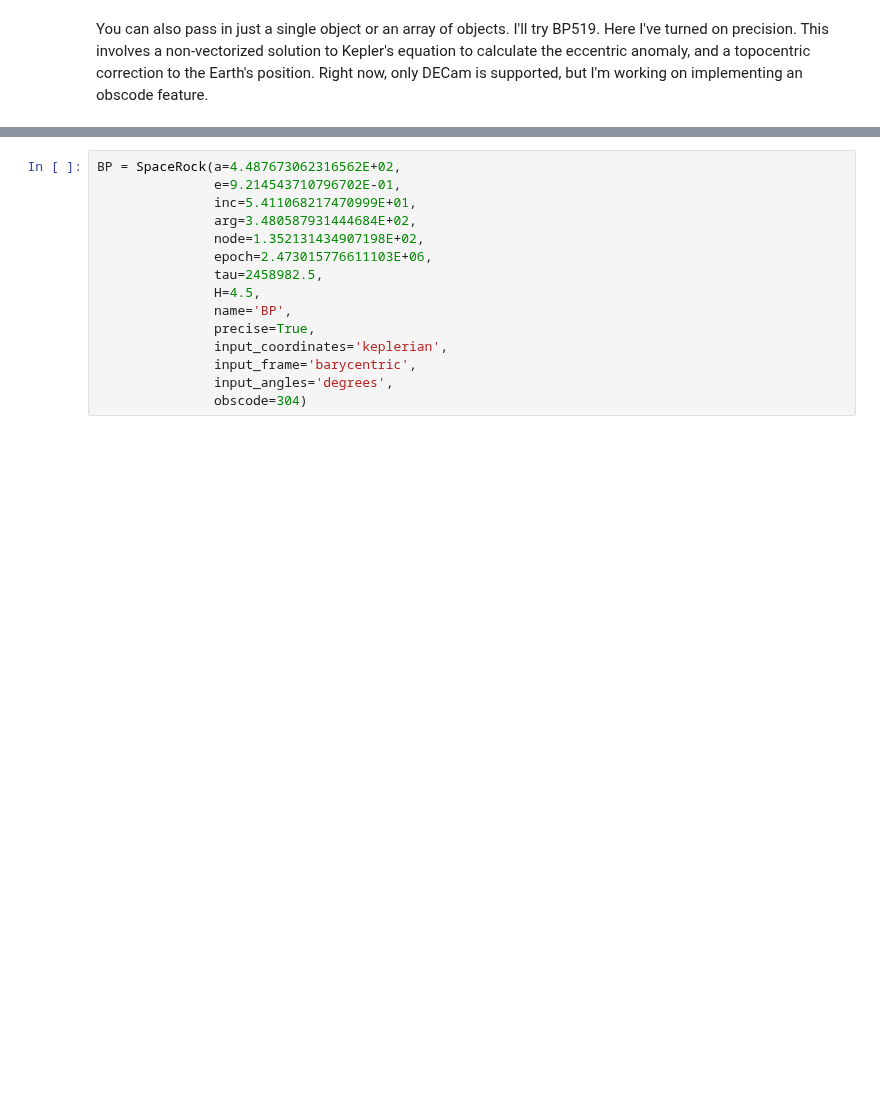
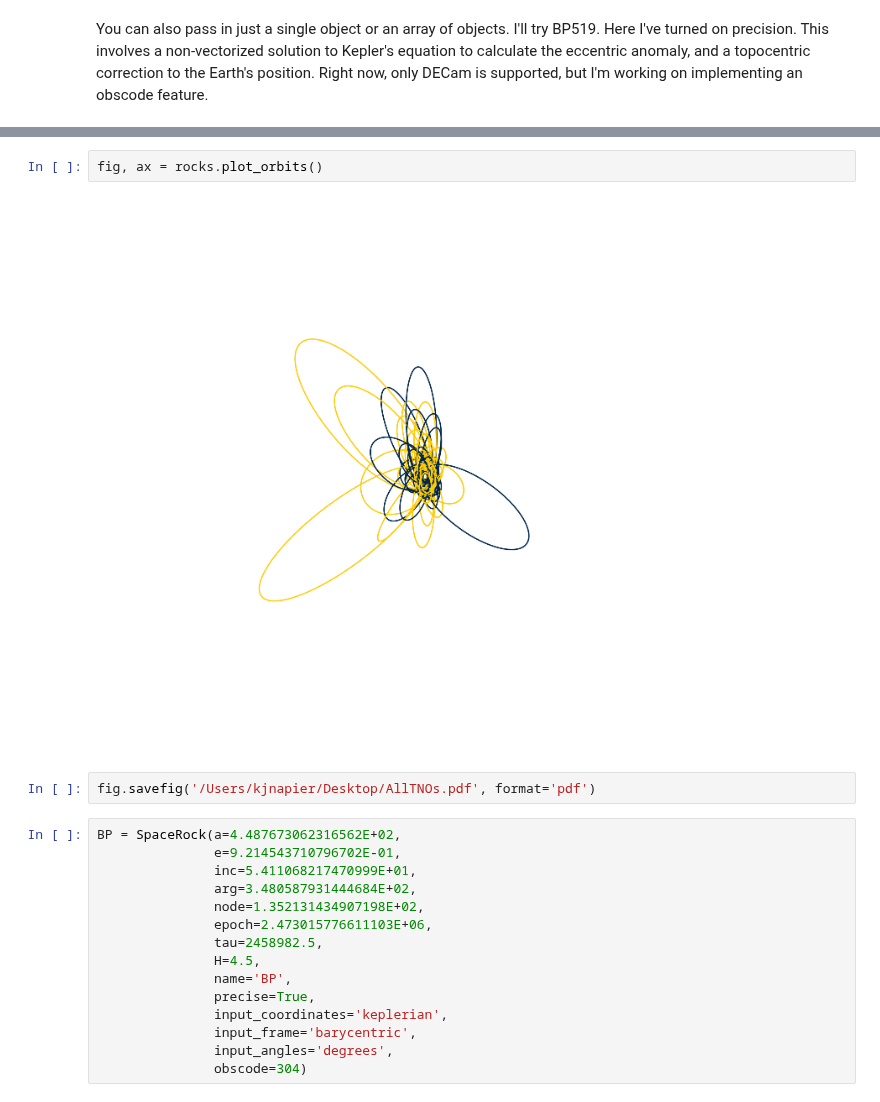
Before and after one commit to kjnapier/spacerocks, a Jupyter notebook: SpaceRocks_Tutorial.ipynb, the cells around one changed output, grey strips where cells are left out. Drawn from its saved outputs; the diff is of its cells as text; blank space fills up the shorter version.

```diff
--- a/SpaceRocks_Tutorial.ipynb
+++ b/SpaceRocks_Tutorial.ipynb
@@ -132,3 +48,9 @@ from spacerocks import SpaceRock
+# %%
+fig, ax = rocks.plot_orbits()
+# %% [output]
+[figure, added]
+# %%
+fig.savefig('/Users/kjnapier/Desktop/AllTNOs.pdf', format='pdf')
 # %%
 BP = SpaceRock(a=4.487673062316562E+02,
                e=9.214543710796702E-01,
```
Also changed, not shown: parts of 38 cells of this notebook, 8 other files.
